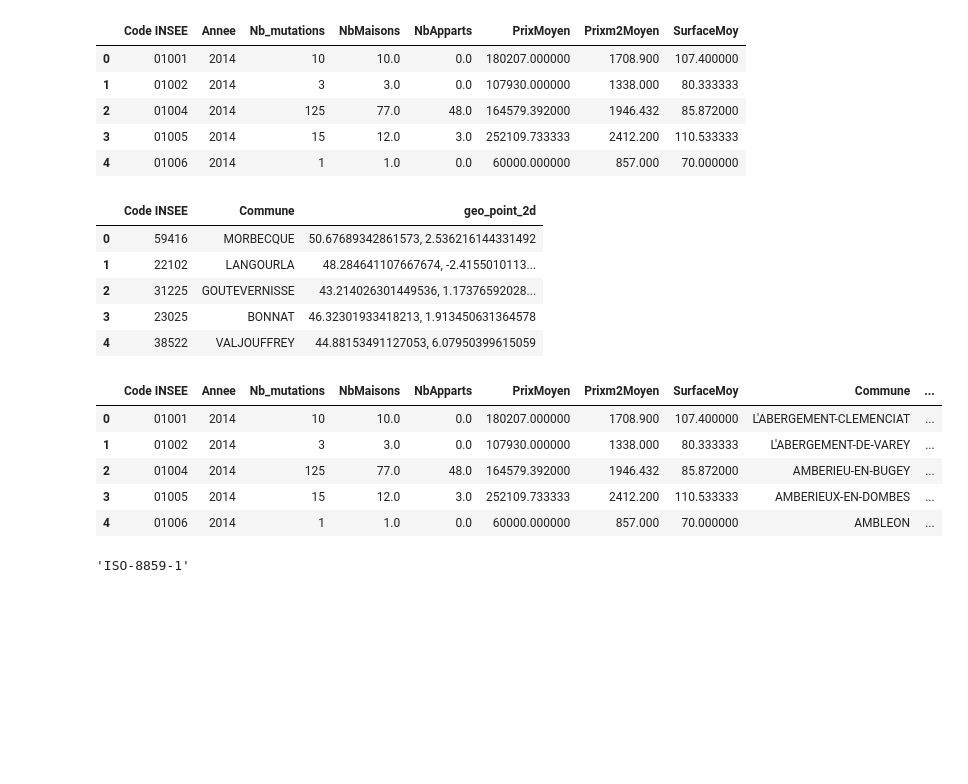
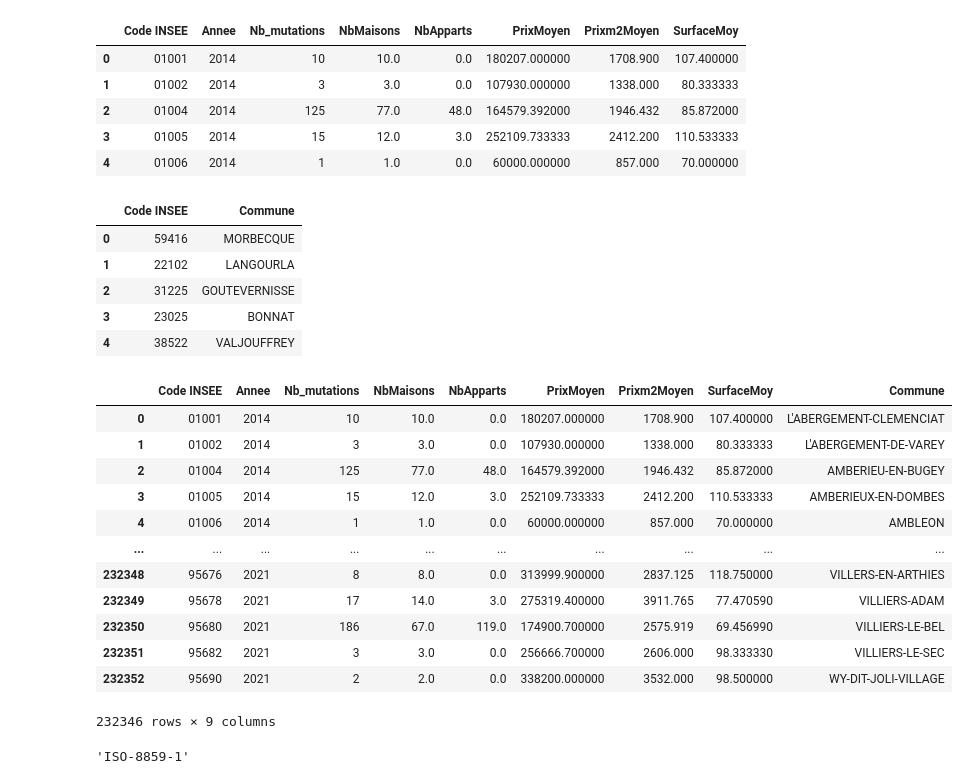
Before and after one commit to AlexisReve/Immo_price, a Jupyter notebook: merge.ipynb, the cells around one changed output. Drawn from its saved outputs; the diff is of its cells as text; code cells hidden in the pictures; blank space fills up the shorter version.

Commit message:
Clear data

```diff
--- a/merge.ipynb
+++ b/merge.ipynb
@@ -25,27 +25,32 @@ data.head()
 | 3 | 01005 | 2014 | 15 | 12.0 | 3.0 | 252109.733333 | 2412.200 | 110.533333 |
 | 4 | 01006 | 2014 | 1 | 1.0 | 0.0 | 60000.000000 | 857.000 | 70.000000 |
 # %%
-# code geo
-
-code_geo = pd.read_csv('correspondance-code-insee-code-postal.csv', sep=";", usecols=["Code INSEE", "Commune", "geo_point_2d"])
-code_geo.head()
+commune_df = pd.read_csv("immo/correspondance-code-insee-code-postal.csv", sep=';', usecols=["Code INSEE", "Commune"])
+commune_df.head()
 # %% [output]
-|  | Code INSEE | Commune | geo_point_2d |
-| 0 | 59416 | MORBECQUE | 50.67689342861573, 2.536216144331492 |
-| 1 | 22102 | LANGOURLA | 48.284641107667674, -2.4155010113... |
-| 2 | 31225 | GOUTEVERNISSE | 43.214026301449536, 1.17376592028... |
-| 3 | 23025 | BONNAT | 46.32301933418213, 1.913450631364578 |
-| 4 | 38522 | VALJOUFFREY | 44.88153491127053, 6.07950399615059 |
+|  | Code INSEE | Commune |
+| 0 | 59416 | MORBECQUE |
+| 1 | 22102 | LANGOURLA |
+| 2 | 31225 | GOUTEVERNISSE |
+| 3 | 23025 | BONNAT |
+| 4 | 38522 | VALJOUFFREY |
 # %%
-data = data.merge(code_geo, how='left', on='Code INSEE')
-data.head()
+data = data.merge(commune_df, how='left', on='Code INSEE').dropna(subset=["Code INSEE"])
+data
 # %% [output]
-|  | Code INSEE | Annee | Nb_mutations | NbMaisons | NbApparts | PrixMoyen | Prixm2Moyen | SurfaceMoy | Commune | ... |
-| 0 | 01001 | 2014 | 10 | 10.0 | 0.0 | 180207.000000 | 1708.900 | 107.400000 | L'ABERGEMENT-CLEMENCIAT | ... |
-| 1 | 01002 | 2014 | 3 | 3.0 | 0.0 | 107930.000000 | 1338.000 | 80.333333 | L'ABERGEMENT-DE-VAREY | ... |
-| 2 | 01004 | 2014 | 125 | 77.0 | 48.0 | 164579.392000 | 1946.432 | 85.872000 | AMBERIEU-EN-BUGEY | ... |
-| 3 | 01005 | 2014 | 15 | 12.0 | 3.0 | 252109.733333 | 2412.200 | 110.533333 | AMBERIEUX-EN-DOMBES | ... |
-| 4 | 01006 | 2014 | 1 | 1.0 | 0.0 | 60000.000000 | 857.000 | 70.000000 | AMBLEON | ... |
+|  | Code INSEE | Annee | Nb_mutations | NbMaisons | NbApparts | PrixMoyen | Prixm2Moyen | SurfaceMoy | Commune |
+| 0 | 01001 | 2014 | 10 | 10.0 | 0.0 | 180207.000000 | 1708.900 | 107.400000 | L'ABERGEMENT-CLEMENCIAT |
+| 1 | 01002 | 2014 | 3 | 3.0 | 0.0 | 107930.000000 | 1338.000 | 80.333333 | L'ABERGEMENT-DE-VAREY |
+| 2 | 01004 | 2014 | 125 | 77.0 | 48.0 | 164579.392000 | 1946.432 | 85.872000 | AMBERIEU-EN-BUGEY |
+| 3 | 01005 | 2014 | 15 | 12.0 | 3.0 | 252109.733333 | 2412.200 | 110.533333 | AMBERIEUX-EN-DOMBES |
+| 4 | 01006 | 2014 | 1 | 1.0 | 0.0 | 60000.000000 | 857.000 | 70.000000 | AMBLEON |
+| ... | ... | ... | ... | ... | ... | ... | ... | ... | ... |
+| 232348 | 95676 | 2021 | 8 | 8.0 | 0.0 | 313999.900000 | 2837.125 | 118.750000 | VILLERS-EN-ARTHIES |
+| 232349 | 95678 | 2021 | 17 | 14.0 | 3.0 | 275319.400000 | 3911.765 | 77.470590 | VILLIERS-ADAM |
+| 232350 | 95680 | 2021 | 186 | 67.0 | 119.0 | 174900.700000 | 2575.919 | 69.456990 | VILLIERS-LE-BEL |
+| 232351 | 95682 | 2021 | 3 | 3.0 | 0.0 | 256666.700000 | 2606.000 | 98.333330 | VILLIERS-LE-SEC |
+| 232352 | 95690 | 2021 | 2 | 2.0 | 0.0 | 338200.000000 | 3532.000 | 98.500000 | WY-DIT-JOLI-VILLAGE |
+232346 rows × 9 columns
 # %%
 data.loc[data["Code INSEE"] == "75056", "Commune"] = "PARIS"
 data.loc[data["Code INSEE"] == "13055", "Commune"] = "MARSEILLE"
```
Also changed, not shown: parts of 24 cells of this notebook.
